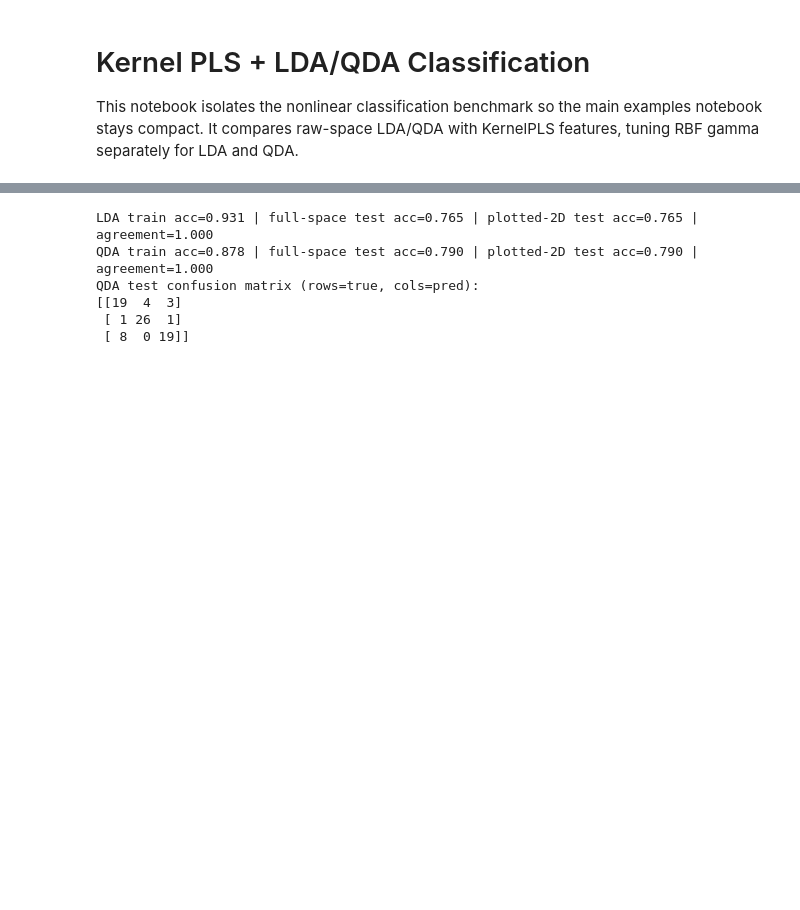
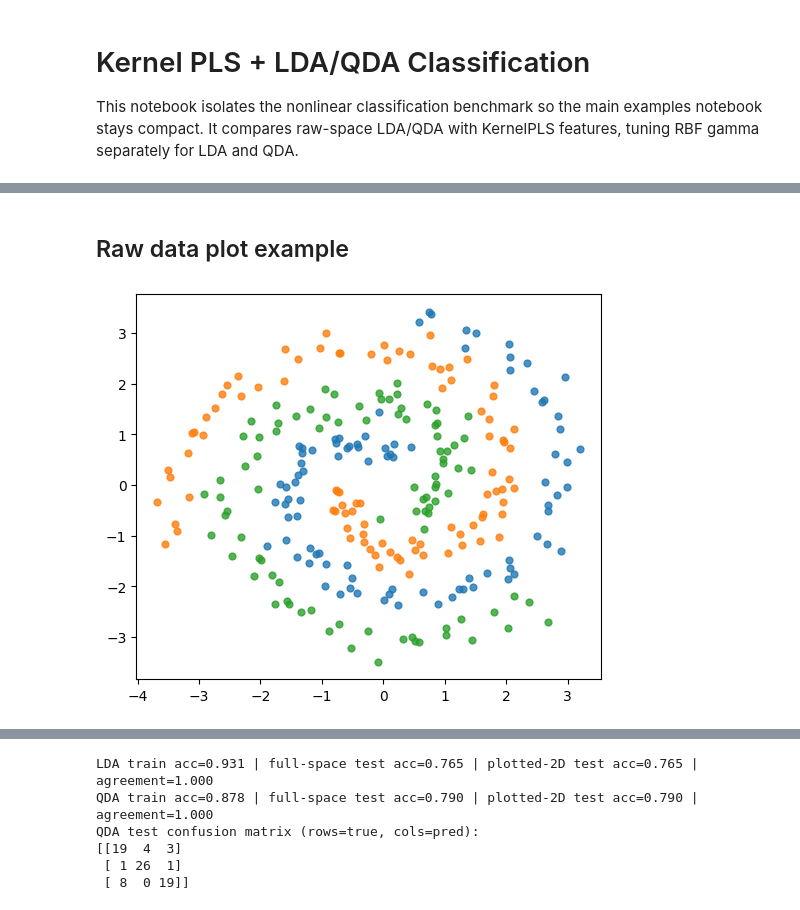
Before and after one commit to khliland/missing-methods, a Jupyter notebook: examples/kernel_pls.ipynb, the cells around one changed output, grey strips where cells are left out. Cells and saved outputs as stored; diff of their text form; code cells hidden in the pictures; blank space fills up the shorter version.

Commit message:
Added headings and reorganized examples

```diff
--- a/examples/kernel_pls.ipynb
+++ b/examples/kernel_pls.ipynb
@@ -263,0 +140,20 @@ Gamma spread log10 used: 5.0
+# %% [markdown]
+## Raw data plot example
+# %%
+# Plot example of spiral dataset before any analysis.
+X_demo, y_demo = make_spiral_dataset(n_per_class=90, noise=0.20, n_classes=3, seed=77_777)
+
+fig, ax = plt.subplots(figsize=(6, 5))
+class_colors = get_class_colors(n_classes=np.unique(y_demo).size)
+for idx, cls in enumerate(np.unique(y_demo)):
+    mask = y_demo == cls
+    ax.scatter(
+        X_demo[mask, 0],
+        X_demo[mask, 1],
+        s=24,
+        alpha=0.8,
+        color=class_colors[idx],
+        label=f"Class {cls}",
+    )
+# %% [output]
+[figure, added]
```
Also changed, not shown: parts of 8 cells of this notebook, 1 other file.
